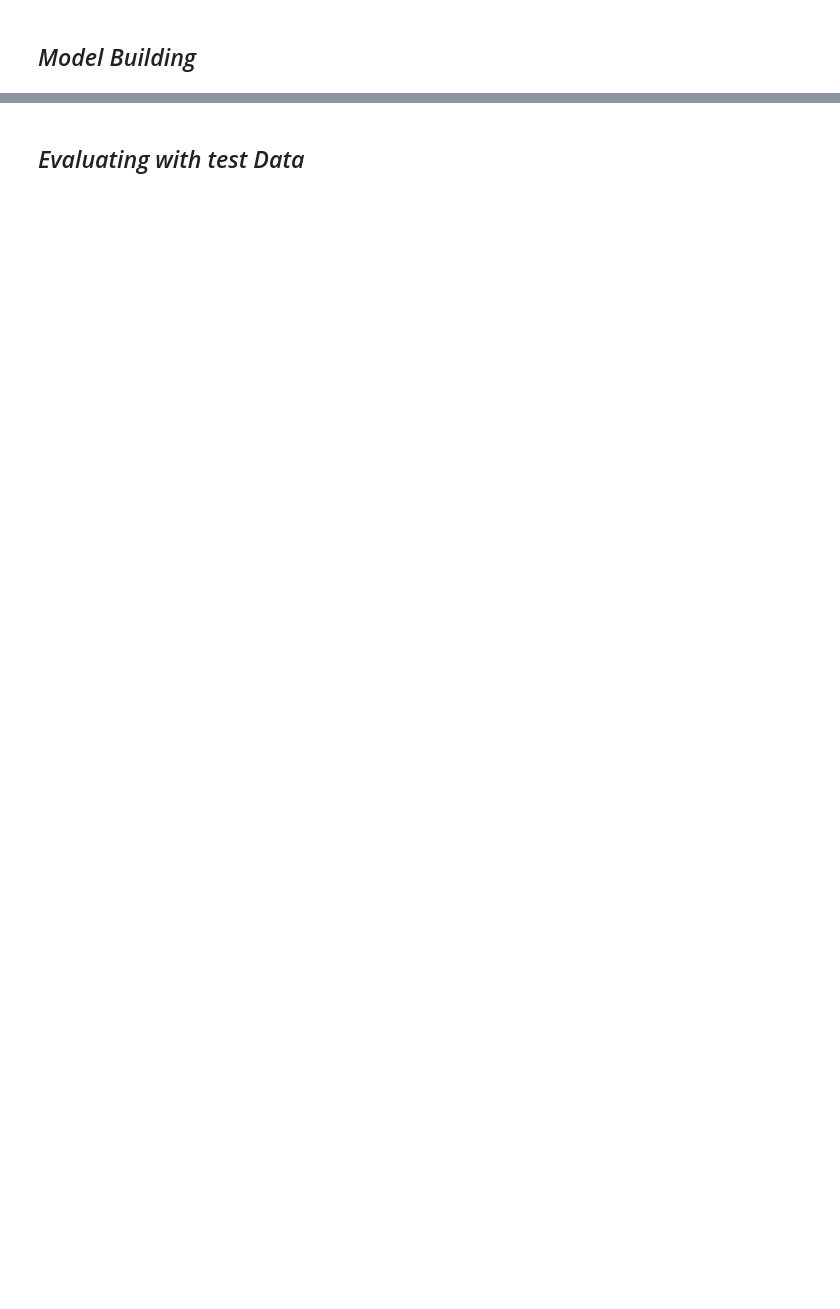
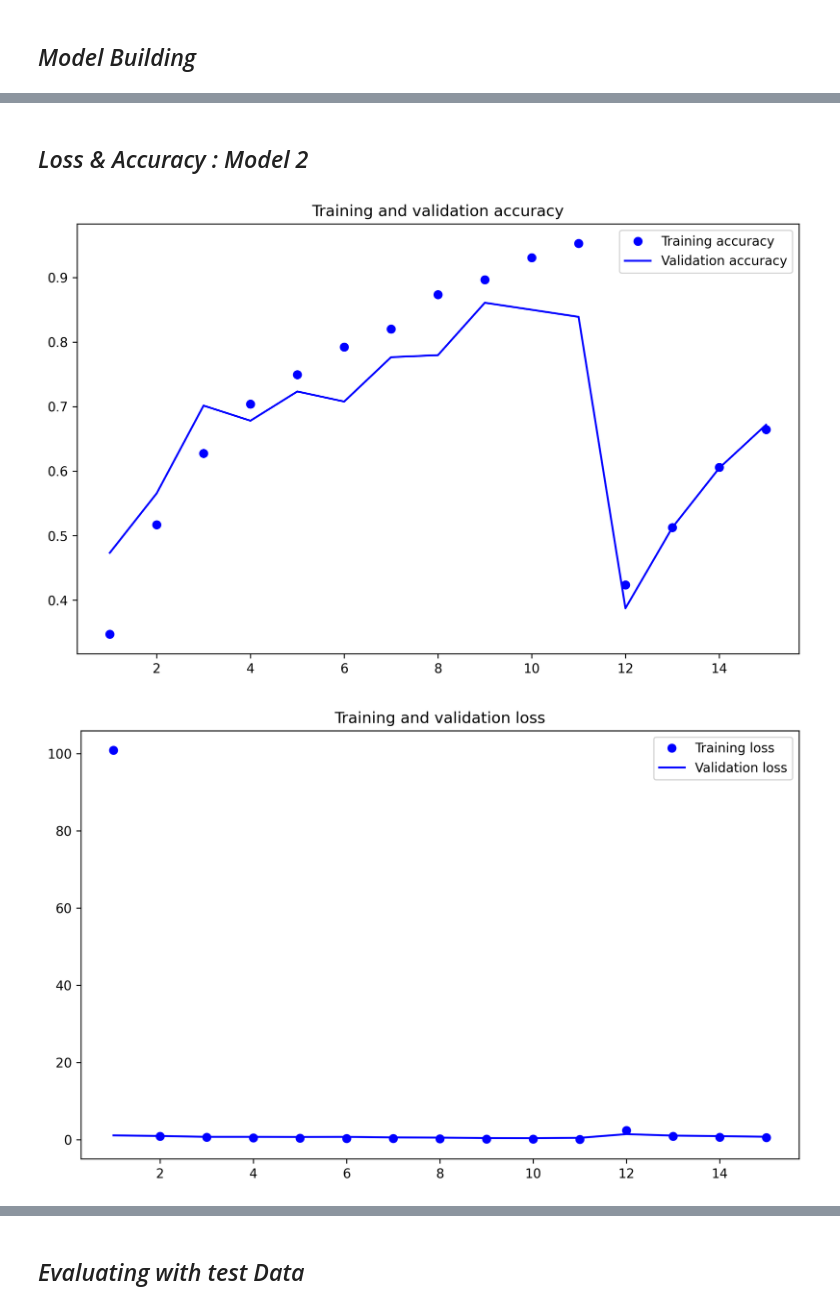
Before and after one commit to sachinjoseph26/Alzheimer-mri-detection, a Jupyter notebook: main.ipynb, the cells around one changed output, grey strips where cells are left out. Saved outputs shown, nothing was run; the diff lists cells and outputs as text; code cells hidden in the pictures; blank space fills up the shorter version.

```diff
--- a/main.ipynb
+++ b/main.ipynb
@@ -235,0 +287,17 @@ callbacks = [
+# %%
+checkpoint_filepath_2 = 'best_model_2.keras'
+
+def callback_model_2():
+    callbacks_2 = [
+        keras.callbacks.ModelCheckpoint(
+            filepath=checkpoint_filepath_2,
+            save_best_only=True,
+            monitor="val_accuracy",
+            mode='min',
+            save_weights_only=False)  # Saves the entire model, not just weights
+    ]
+    return callbacks_2
+# %%
+checkpoint_callback_2 = callback_model_2()
+early_stopping_2 = early_stopping(patience=5)
+check_callbacks_2 = [checkpoint_callback_2, early_stopping_2]
@@ -278,0 +355,6 @@ ax[1].legend()
+# %%
+history_2 = model_simplified.fit(train_data,
+            epochs = 20,
+            validation_data = val_data,
+            class_weight = class_weights,
+            callbacks = check_callbacks_2)
@@ -278,0 +379,21 @@ ax[1].legend()
+# %% [markdown]
+## *Loss & Accuracy : Model 2*
+# %%
+accuracy = history_2.history["accuracy"]
+val_accuracy = history_2.history["val_accuracy"]
+loss = history_2.history["loss"]
+val_loss = history_2.history["val_loss"]
+epochs = range(1, len(accuracy) + 1)
+plt.plot(epochs, accuracy, "bo", label="Training accuracy")
+plt.plot(epochs, val_accuracy, "b", label="Validation accuracy")
+plt.title("Training and validation accuracy")
+plt.legend()
+plt.figure()
+plt.plot(epochs, loss, "bo", label="Training loss")
+plt.plot(epochs, val_loss, "b", label="Validation loss")
+plt.title("Training and validation loss")
+plt.legend()
+plt.show()
+# %% [output]
+[figure, added]
+[figure, added]
```
Also changed, not shown: parts of 43 cells of this notebook, 2 other files.
